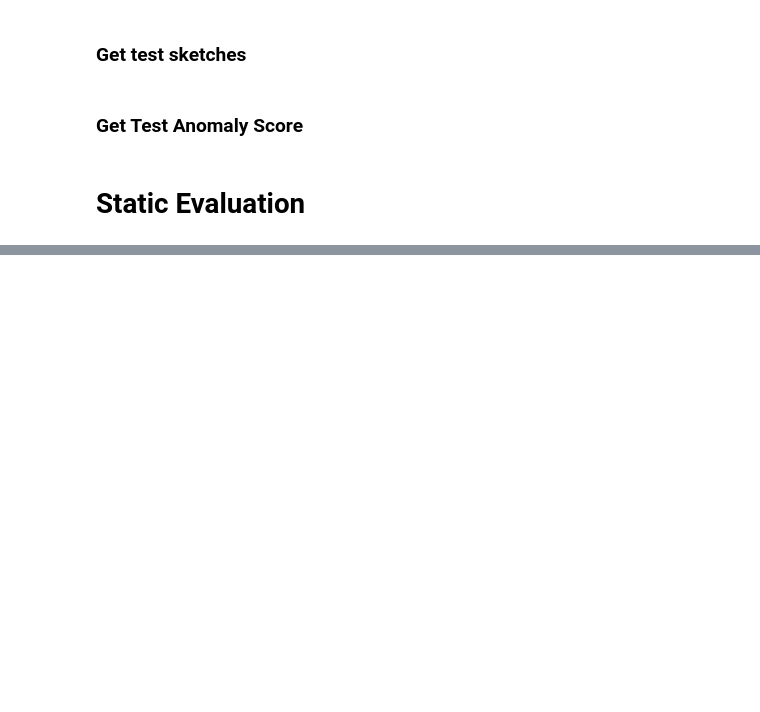
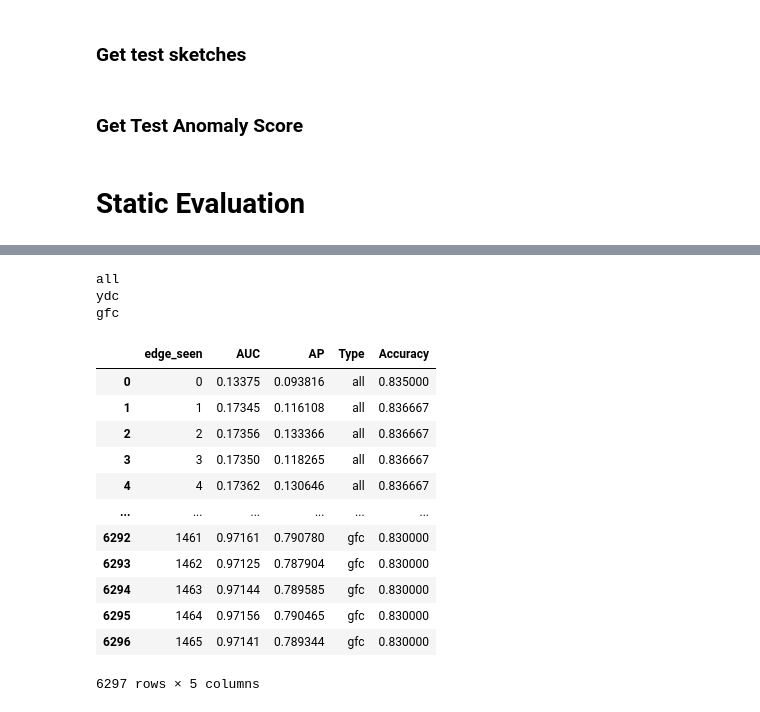
Before and after one commit to jiaxililearn/my_anomaly_detection, a Jupyter notebook: notebooks/eval.ipynb, the cells around one changed output, grey strips where cells are left out. Saved outputs shown, nothing was run; the diff lists cells and outputs as text; code cells hidden in the pictures; blank space fills up the shorter version.

```diff
--- a/notebooks/eval.ipynb
+++ b/notebooks/eval.ipynb
@@ -246,0 +258,3 @@ See the caveats in the documentation: https://pandas.pydata.org/pandas-docs/stab
+# %%
+stream_anomaly_iterations_path = '../baseline/sbustreamspot-data/anomaly_score_iterations_{}.txt'
+stream_cluster_iterations_path = '../baseline/sbustreamspot-data/cluster_map_iterations_{}.txt'
@@ -246,0 +278,55 @@ See the caveats in the documentation: https://pandas.pydata.org/pandas-docs/stab
+# %%
+y_truth = np.array([1 if i >= 300 and i <=399 else 0 for i in range(600)])
+# print(y_truth)
+
+def calc_accuracy(row):
+    y_pred = (row == -1).astype(int)
+    acc = metrics.accuracy_score(y_truth, y_pred)
+    return acc
+
+def calc_roc_precision_recall(row):
+    y_pred = np.array(row.values)
+    assert y_pred.shape == y_truth.shape
+
+    fpr, tpr, thresholds = metrics.roc_curve(y_truth, y_pred)
+    auc = metrics.auc(fpr, tpr)
+
+    precision, recall, pr_thresholds = metrics.precision_recall_curve(y_truth, y_pred)
+    ap = metrics.auc(recall, precision)
+
+
+    return pd.Series([auc, ap])
+
+roc_ap_df_list = []
+for data_type in ['all', 'ydc', 'gfc']:
+    print(data_type)
+    anomaly_df = pd.read_csv(stream_anomaly_iterations_path.format(data_type), sep=' ', header=None).dropna(axis=1)
+    streaming_eval = anomaly_df.apply(lambda x: calc_roc_precision_recall(x), axis=1)
+    streaming_eval.columns = ['AUC', 'AP']
+    streaming_eval['Type'] = data_type
+
+    cluster_df = pd.read_csv(stream_cluster_iterations_path.format(data_type), sep=' ', header=None).dropna(axis=1)
+    streaming_eval['Accuracy'] = cluster_df.apply(lambda x: calc_accuracy(x), axis=1)
+
+    roc_ap_df_list.append(streaming_eval)
+
+
+streaming_evals = pd.concat(roc_ap_df_list).reset_index().rename(columns={'index':'edge_seen'})
+streaming_evals
+# %% [output]
+all
+ydc
+gfc
+|  | edge_seen | AUC | AP | Type | Accuracy |
+| 0 | 0 | 0.13375 | 0.093816 | all | 0.835000 |
+| 1 | 1 | 0.17345 | 0.116108 | all | 0.836667 |
+| 2 | 2 | 0.17356 | 0.133366 | all | 0.836667 |
+| 3 | 3 | 0.17350 | 0.118265 | all | 0.836667 |
+| 4 | 4 | 0.17362 | 0.130646 | all | 0.836667 |
+| ... | ... | ... | ... | ... | ... |
+| 6292 | 1461 | 0.97161 | 0.790780 | gfc | 0.830000 |
+| 6293 | 1462 | 0.97125 | 0.787904 | gfc | 0.830000 |
+| 6294 | 1463 | 0.97144 | 0.789585 | gfc | 0.830000 |
+| 6295 | 1464 | 0.97156 | 0.790465 | gfc | 0.830000 |
+| 6296 | 1465 | 0.97141 | 0.789344 | gfc | 0.830000 |
+6297 rows × 5 columns
```
Also changed, not shown: parts of 5 cells of this notebook, 1 other file.
